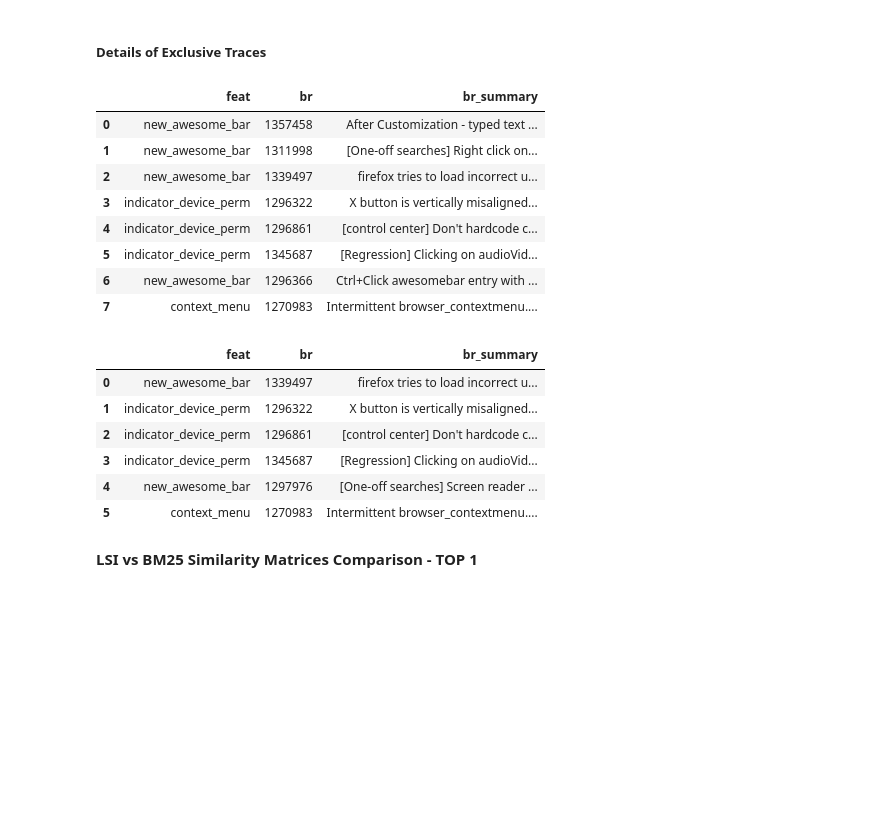
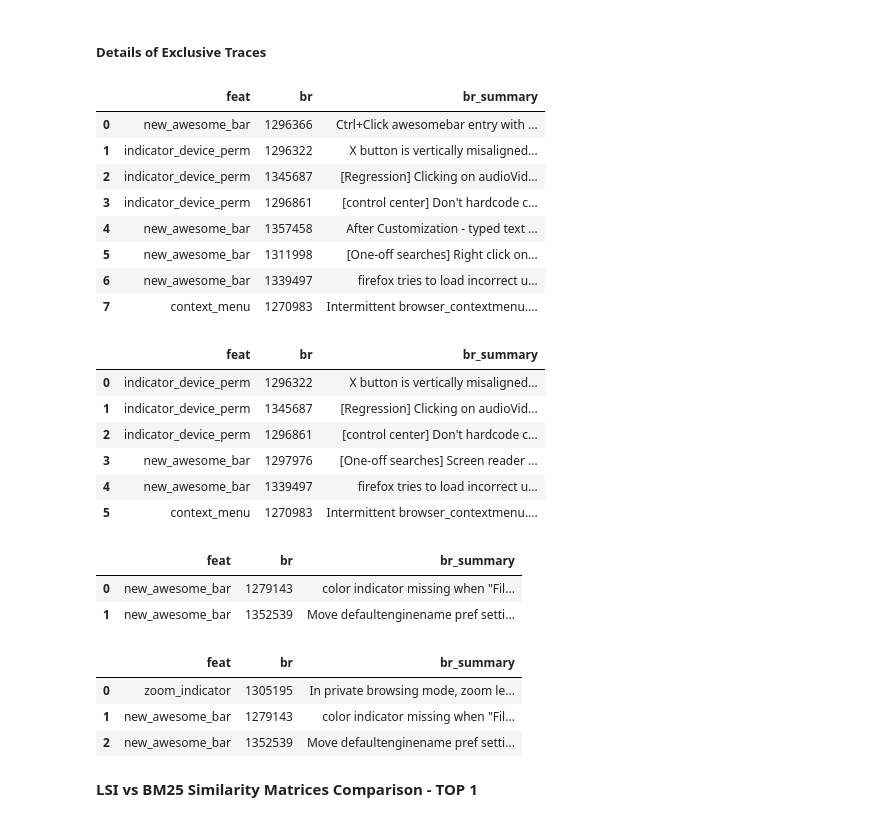
Before and after one commit to Pointpt/trace-link-recovery-study, a Jupyter notebook: notebooks/firefox_p2/feat_br_tracing/feat_br_runner.ipynb, the cells around one changed output. Saved outputs shown, nothing was run; the diff lists cells and outputs as text; code cells hidden in the pictures; blank space fills up the shorter version.

```diff
--- a/notebooks/firefox_p2/feat_br_tracing/feat_br_runner.ipynb
+++ b/notebooks/firefox_p2/feat_br_tracing/feat_br_runner.ipynb
@@ -714,23 +714,32 @@ set()
 # %%
 display(aux_functions.detail_features_br(bm25_tp_exc_set_t1, features, bugreports)[['feat','br','br_summary']])
 display(aux_functions.detail_features_br(bm25_tp_exc_set_t3, features, bugreports)[['feat','br','br_summary']])
+display(aux_functions.detail_features_br(wv_tp_exc_set_t3, features, bugreports)[['feat','br','br_summary']])
+display(aux_functions.detail_features_br(wv_tp_exc_set_t5, features, bugreports)[['feat','br','br_summary']])
 # %% [output]
 |  | feat | br | br_summary |
-| 0 | new_awesome_bar | 1357458 | After Customization - typed text ... |
-| 1 | new_awesome_bar | 1311998 | [One-off searches] Right click on... |
-| 2 | new_awesome_bar | 1339497 | firefox tries to load incorrect u... |
-| 3 | indicator_device_perm | 1296322 | X button is vertically misaligned... |
-| 4 | indicator_device_perm | 1296861 | [control center] Don't hardcode c... |
-| 5 | indicator_device_perm | 1345687 | [Regression] Clicking on audioVid... |
-| 6 | new_awesome_bar | 1296366 | Ctrl+Click awesomebar entry with ... |
+| 0 | new_awesome_bar | 1296366 | Ctrl+Click awesomebar entry with ... |
+| 1 | indicator_device_perm | 1296322 | X button is vertically misaligned... |
+| 2 | indicator_device_perm | 1345687 | [Regression] Clicking on audioVid... |
+| 3 | indicator_device_perm | 1296861 | [control center] Don't hardcode c... |
+| 4 | new_awesome_bar | 1357458 | After Customization - typed text ... |
+| 5 | new_awesome_bar | 1311998 | [One-off searches] Right click on... |
+| 6 | new_awesome_bar | 1339497 | firefox tries to load incorrect u... |
 | 7 | context_menu | 1270983 | Intermittent browser_contextmenu.... |
 |  | feat | br | br_summary |
-| 0 | new_awesome_bar | 1339497 | firefox tries to load incorrect u... |
-| 1 | indicator_device_perm | 1296322 | X button is vertically misaligned... |
+| 0 | indicator_device_perm | 1296322 | X button is vertically misaligned... |
+| 1 | indicator_device_perm | 1345687 | [Regression] Clicking on audioVid... |
 | 2 | indicator_device_perm | 1296861 | [control center] Don't hardcode c... |
-| 3 | indicator_device_perm | 1345687 | [Regression] Clicking on audioVid... |
-| 4 | new_awesome_bar | 1297976 | [One-off searches] Screen reader ... |
+| 3 | new_awesome_bar | 1297976 | [One-off searches] Screen reader ... |
+| 4 | new_awesome_bar | 1339497 | firefox tries to load incorrect u... |
 | 5 | context_menu | 1270983 | Intermittent browser_contextmenu.... |
+|  | feat | br | br_summary |
+| 0 | new_awesome_bar | 1279143 | color indicator missing when "Fil... |
+| 1 | new_awesome_bar | 1352539 | Move defaultenginename pref setti... |
+|  | feat | br | br_summary |
+| 0 | zoom_indicator | 1305195 | In private browsing mode, zoom le... |
+| 1 | new_awesome_bar | 1279143 | color indicator missing when "Fil... |
+| 2 | new_awesome_bar | 1352539 | Move defaultenginename pref setti... |
 # %% [markdown]
 **LSI vs BM25 Similarity Matrices Comparison - TOP 1**
 # %%
```
Also changed, not shown: parts of 11 cells of this notebook.
